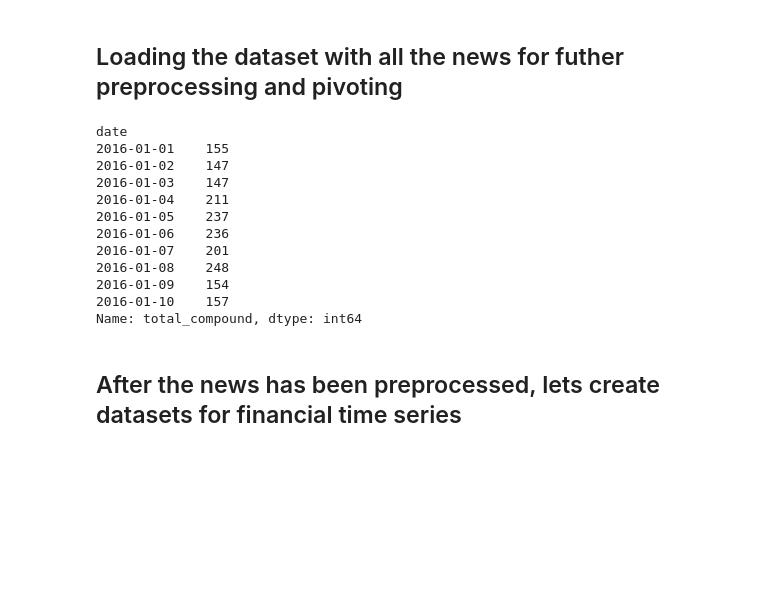
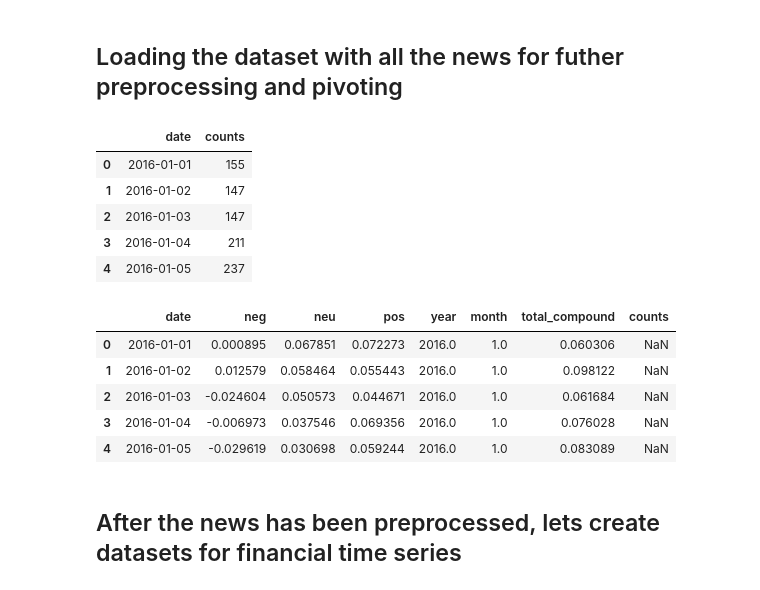
Before and after one commit to fjosp/DL_project, a Jupyter notebook: news_analysis.ipynb, the cells around one changed output. Drawn from its saved outputs; the diff is of its cells as text; code cells hidden in the pictures; blank space fills up the shorter version.

```diff
--- a/news_analysis.ipynb
+++ b/news_analysis.ipynb
@@ -383,18 +388,12 @@ counts = merged.groupby('date').aggregate('count')['total_compound']
 # %%
-counts[:10]
+counts.head()
 # %% [output]
-date
-2016-01-01    155
-2016-01-02    147
-2016-01-03    147
-2016-01-04    211
-2016-01-05    237
-2016-01-06    236
-2016-01-07    201
-2016-01-08    248
-2016-01-09    154
-2016-01-10    157
-Name: total_compound, dtype: int64
+|  | date | counts |
+| 0 | 2016-01-01 | 155 |
+| 1 | 2016-01-02 | 147 |
+| 2 | 2016-01-03 | 147 |
+| 3 | 2016-01-04 | 211 |
+| 4 | 2016-01-05 | 237 |
 # %%
 def normalize(score, alpha=15):
     """
@@ -412,6 +411,15 @@ grouped['neg'] = grouped['neg'].apply(normalize)
 grouped['neu'] = grouped['neu'].apply(normalize)
 grouped['pos'] = grouped['pos'].apply(normalize)
 grouped.drop('id', axis = 1, inplace= True)
+# %%
+grouped.head()
+# %% [output]
+|  | date | neg | neu | pos | year | month | total_compound | counts |
+| 0 | 2016-01-01 | 0.000895 | 0.067851 | 0.072273 | 2016.0 | 1.0 | 0.060306 | NaN |
+| 1 | 2016-01-02 | 0.012579 | 0.058464 | 0.055443 | 2016.0 | 1.0 | 0.098122 | NaN |
+| 2 | 2016-01-03 | -0.024604 | 0.050573 | 0.044671 | 2016.0 | 1.0 | 0.061684 | NaN |
+| 3 | 2016-01-04 | -0.006973 | 0.037546 | 0.069356 | 2016.0 | 1.0 | 0.076028 | NaN |
+| 4 | 2016-01-05 | -0.029619 | 0.030698 | 0.059244 | 2016.0 | 1.0 | 0.083089 | NaN |
 # %%
 grouped.reset_index(inplace = True)
 # %%
```
Also changed, not shown: parts of 3 cells of this notebook, 1 other file.
